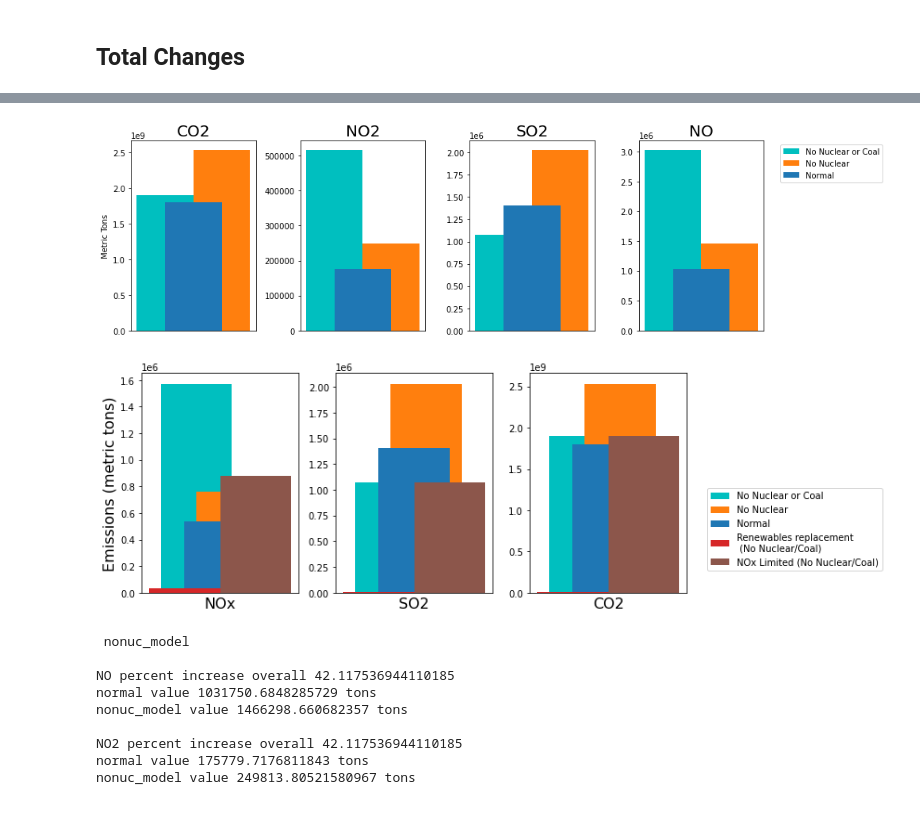
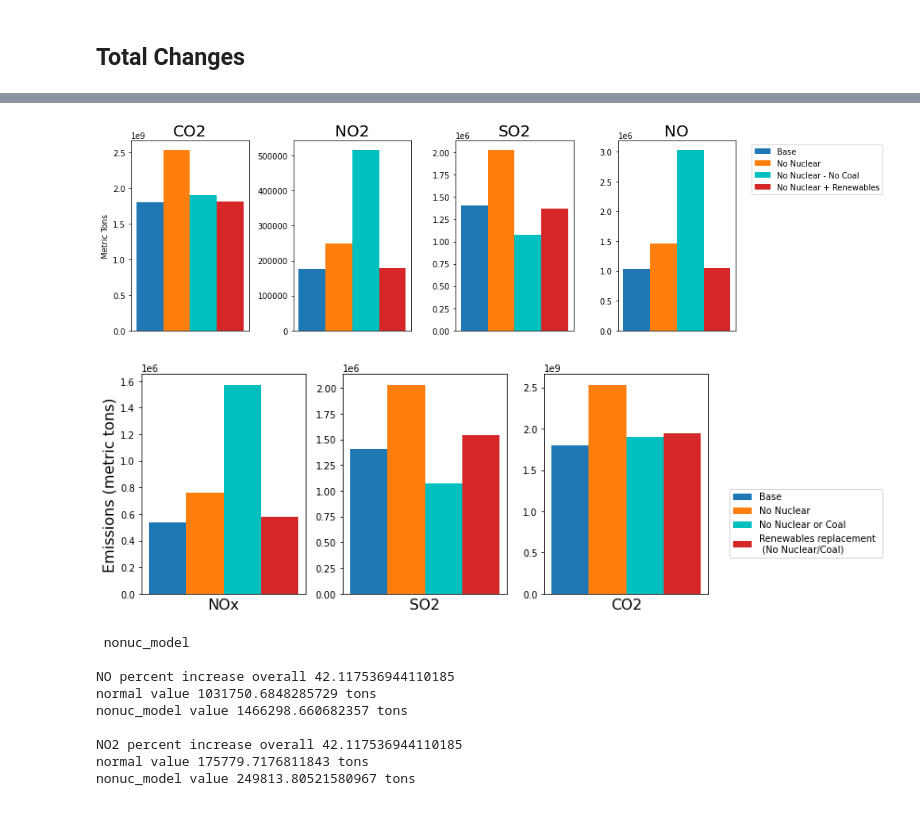
Before and after one commit to lfreese/us-ego, a Jupyter notebook: ego_nonuclear_project/3_model_emissions_comparison.ipynb, the cells around one changed output, grey strips where cells are left out. Cells and saved outputs as stored; diff of their text form; code cells hidden in the pictures.

```diff
--- a/ego_nonuclear_project/3_model_emissions_comparison.ipynb
+++ b/ego_nonuclear_project/3_model_emissions_comparison.ipynb
@@ -60,7 +116,7 @@ nonuc_color = 'C1'
 normal_color = 'C0'
 egrid_color = 'C7'
 nocoal_color = 'c'
-nox_lim_color = 'C3'
+renewables_color = 'C3'
 
 ### set scientific names
 sci_names = {'NO':r'$NO$', 'SO2':r'$SO_2$', 'NO2':r'$NO_2$', 'CO2':r'$CO_2$', 'CH4':r'$CH_4$' }
@@ -127,0 +192,10 @@ plotting.fossil_fuel_plot(fueltype_grouped_ds, sci_names = sci_names, xvariable
+# %%
+fig, ax = plt.subplots(figsize = (20,6))
+plt.bar(gmodel_egrid_ds.where(gmodel_egrid_ds.fueltype == 'wind_generator', drop = True).sel(model_name = 'nonuc_renewables_model')['regionname'],
+        gmodel_egrid_ds.where(gmodel_egrid_ds.fueltype == 'wind_generator', drop = True).sel(model_name = 'nonuc_renewables_model')['annual_modelgeneration'])
+plt.xticks(rotation = 90);
+
+fig, ax = plt.subplots(figsize = (20,6))
+plt.bar(gmodel_egrid_ds.where(gmodel_egrid_ds.fueltype == 'solar_generator', drop = True).sel(model_name = 'nonuc_renewables_model')['regionname'],
+        gmodel_egrid_ds.where(gmodel_egrid_ds.fueltype == 'solar_generator', drop = True).sel(model_name = 'nonuc_renewables_model')['annual_modelgeneration'])
+plt.xticks(rotation = 90);
@@ -129,8 +206,8 @@ plotting.fossil_fuel_plot(fueltype_grouped_ds, sci_names = sci_names, xvariable
 for pollutant in ['NO','NO2','SO2','CO2']:
     #plot by region
     plotting.plant_region_plot(regionname_grouped_ds, xvariable = 'regionname',
-                               egrid = True, yvariable1 = f'model_annual_{pollutant}_conc',
-                               egrid_yvariable = f'egrid_annual_{pollutant}_conc', figsize = [25,6], nocoal = True)
+                               egrid = False, yvariable1 = f'model_annual_{pollutant}_conc',
+                               egrid_yvariable = f'egrid_annual_{pollutant}_conc', figsize = [25,6], nocoal = True, renew = True, noxlim = False)
     plt.xlabel('Region Name', fontsize = 14)
     plt.ylabel(f'Emissions (kg/year)', fontsize = 14)
     plt.title(f'{sci_names[pollutant]} Emissions by Region', fontsize = 20);
@@ -184,45 +281,45 @@ Oil CO2 increase 98138794.48473437
 # %%
 fig,axes = plt.subplots(1, 4, figsize=[14,4])
 for idx_p, pollutant in enumerate(['CO2','NO2','SO2','NO']):
     ax = axes[idx_p]
-    ax.bar(pollutant, gmodel_egrid_ds.sel(model_name = 'nonuc_nocoal_model')[f'model_annual_{pollutant}_conc'].sum().values/1000,
-           color = nocoal_color, width = -.3, align = 'edge', label = 'No Nuclear or Coal')
-    ax.bar(pollutant, gmodel_egrid_ds.sel(model_name = 'nonuc_model')[f'model_annual_{pollutant}_conc'].sum().values/1000,
-           color = nonuc_color, width = .3, align = 'edge', label = 'No Nuclear')
-    ax.bar(pollutant, gmodel_egrid_ds.sel(model_name = 'normal_model')[f'model_annual_{pollutant}_conc'].sum().values/1000,
-           color = normal_color, width = .3, label = 'Normal')
-    #ax.bar(pollutant, gmodel_egrid_ds.sel(model_name = 'normal_model')[f'egrid_annual_{pollutant}_conc'].sum().values/1000,
-            #color = egrid_color, width = -.3, align = 'edge', label = 'Egrid')
+    ax.bar(1.0, gmodel_egrid_ds.sel(model_name = 'normal_model')[f'model_annual_{pollutant}_conc'].sum().values/1000,
+           color = normal_color, width = .1, label = 'Base')
+    ax.bar(1.05, gmodel_egrid_ds.sel(model_name = 'nonuc_model')[f'model_annual_{pollutant}_conc'].sum().values/1000,
+           color = nonuc_color, width = .1, align = 'edge', label = 'No Nuclear')
+    ax.bar(1.15, gmodel_egrid_ds.sel(model_name = 'nonuc_nocoal_model')[f'model_annual_{pollutant}_conc'].sum().values/1000,
+           color = nocoal_color, width = .1, align = 'edge', label = 'No Nuclear - No Coal')
+    ax.bar(1.25, gmodel_egrid_ds.sel(model_name = 'nonuc_renewables_model')[f'egrid_annual_{pollutant}_conc'].sum().values/1000,
+            color = renewables_color, width = .1, align = 'edge', label = 'No Nuclear + Renewables')
     ax.set_title(pollutant, fontsize = 20)
     ax.tick_params(axis = "x", which = "both", bottom = False, labelbottom = False)
 axes[0].set_ylabel('Metric Tons')
 plt.legend(bbox_to_anchor = [1.1, 1.0])
 plt.tight_layout();
 #plt.savefig('CO2_dif.png', )
 # %% [output]
-[figure, old version]
+[figure, new version]
 # %%
 fig,axes = plt.subplots(1,3,  figsize = [12,4], sharex = True)
 for ax, poll in zip(axes.flatten(),['NOx','SO2','CO2']):
-    ax.bar(1,gmodel_egrid_ds[f'model_annual_{poll}_conc'].sel(model_name = 'nonuc_nocoal_model').sum()/1000,
-           label = 'No Nuclear or Coal', color = nocoal_color, width = -.3)
-    ax.bar(1,gmodel_egrid_ds[f'model_annual_{poll}_conc'].sel(model_name = 'nonuc_model').sum()/1000,
-           align = 'edge',label = 'No Nuclear', color = nonuc_color, width = .3)
-    ax.bar(1.1,gmodel_egrid_ds[f'model_annual_{poll}_conc'].sel(model_name = 'normal_model').sum()/1000,
-           align = 'center', label = 'Normal', color = normal_color, width = .3)
-    ax.bar(1.1,gmodel_egrid_ds[f'model_annual_{poll}_conc'].sel(model_name = 'renewables_model').sum()/1000,
-           align = 'edge', label = 'Renewables replacement \n (No Nuclear/Coal)', color = plotting.renew_color, width = -.3)
-    ax.bar(1.1,gmodel_egrid_ds[f'model_annual_{poll}_conc'].sel(model_name = 'nox_lim_model').sum()/1000,
-           align = 'edge', label = 'NOx Limited (No Nuclear/Coal)', color = plotting.nox_lim_color, width = .3)
+    ax.bar(1.0,gmodel_egrid_ds[f'model_annual_{poll}_conc'].sel(model_name = 'normal_model').sum()/1000,
+           align = 'center', label = 'Base', color = normal_color, width = .1)
+    ax.bar(1.05,gmodel_egrid_ds[f'model_annual_{poll}_conc'].sel(model_name = 'nonuc_model').sum()/1000,
+           align = 'edge',label = 'No Nuclear', color = nonuc_color, width = .1)
+    ax.bar(1.2,gmodel_egrid_ds[f'model_annual_{poll}_conc'].sel(model_name = 'nonuc_nocoal_model').sum()/1000,
+           label = 'No Nuclear or Coal', color = nocoal_color, width = .1)
+    ax.bar(1.25,gmodel_egrid_ds[f'model_annual_{poll}_conc'].sel(model_name = 'nonuc_renewables_model').sum()/1000,
+           align = 'edge', label = 'Renewables replacement \n (No Nuclear/Coal)', color = plotting.renew_color, width = .1)
+#     ax.bar(1.4,gmodel_egrid_ds[f'model_annual_{poll}_conc'].sel(model_name = 'nox_lim_model').sum()/1000,
+#            align = 'edge', label = 'NOx Limited (No Nuclear/Coal)', color = plotting.nox_lim_color, width = .3)
     ax.set_xlabel(poll, fontsize = 16)
     ax.ticklabel_format(axis="y", style="sci", scilimits=(0,0))
     ax.set_xticks([])
     axes[0].set_ylabel('Emissions (metric tons)', fontsize = 16)
 plt.legend(bbox_to_anchor=(1.1, 0., 0.5, 0.5))
 plt.tight_layout();
-plt.savefig('Figures/emissions_models.png', bbox_inches = 'tight', dpi = 250)
+plt.savefig('Figures/emissions_models.pdf', bbox_inches = 'tight', dpi = 250)
 # %% [output]
-[figure, old version]
+[figure, new version]
 # %%
 
 for m in ['nonuc_model','nonuc_nocoal_model']:
```
Also changed, not shown: parts of 16 cells of this notebook, 19 other files.
